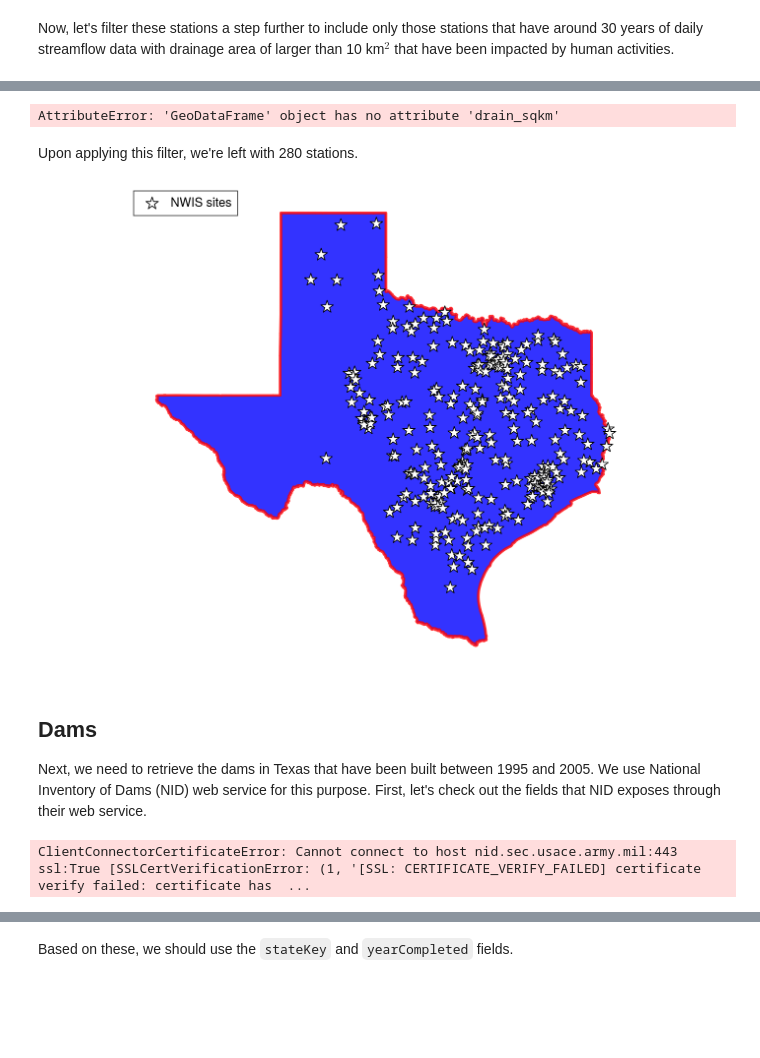
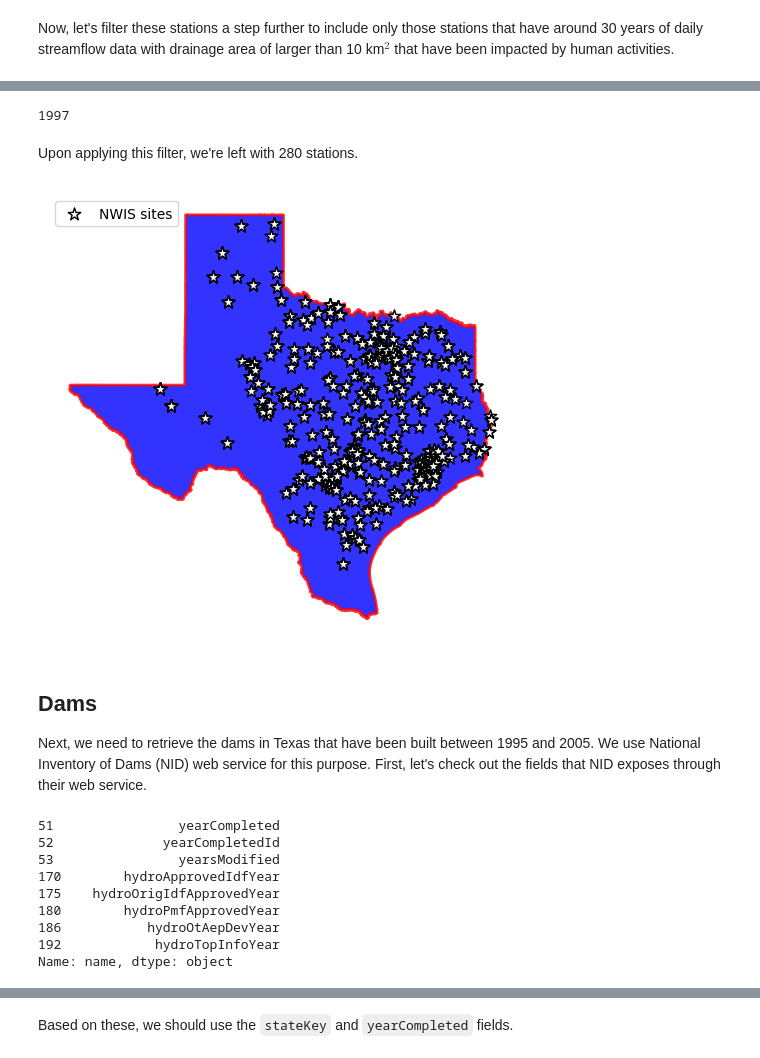
Before and after one commit to mhweber/ICRW8_Geospatial_Workshop, a Jupyter notebook: Dam_Impact.ipynb, the cells around one changed output, grey strips where cells are left out. Saved outputs shown, nothing was run; the diff lists cells and outputs as text; code cells hidden in the pictures; blank space fills up the shorter version.

```diff
--- a/Dam_Impact.ipynb
+++ b/Dam_Impact.ipynb
@@ -36,5 +64,5 @@ from pynhd import NLDI, WaterData, ZeroMatchedError
 # %%
 start = "1985-01-01"
 end = "2015-01-01"
-texas = gh.get_us_states("contiguous")
+texas = gh.helpers.get_us_states("contiguous")
 texas = texas[texas.STUSPS == "TX"]
@@ -53,5 +82,5 @@ query = {
     "hasDataTypeCd": "dv",  # daily values
     "parameterCd": "00060",  # discharge
 }
-sites = nwis.get_info(query)
+sites = nwis.get_info(query, nhd_info=True)
 sites.shape[0]
@@ -85,29 +102,38 @@ sites = sites[
     & (sites.stat_cd == "00003")  # mean
     & (sites.count_nu >= 30 * 365)  # at least 30 years of data
     & ~sites.hcdn_2009  # not pristine
-    & (sites.drain_sqkm > 10)
+    & (sites.nhd_areasqkm > 10)
 ].copy()
 sites.shape[0]
 # %% [output]
-AttributeError: 'GeoDataFrame' object has no attribute 'drain_sqkm'
+1997
 # %% [markdown]
 Upon applying this filter, we're left with 280 stations.
 # %%
-_, ax = pplt.subplots(refwidth=7)
+_, ax = plt.subplots(dpi=100, figsize=(6, 6))
 texas.plot(ax=ax, facecolor="b", edgecolor="r", linewidth=2, alpha=0.8, figsize=(10, 10))
 sites.plot(ax=ax, marker="*", markersize=90, color="w", edgecolor="k", label="NWIS sites")
 ax.legend(loc="upper left")
 ax.set_axis_off()
 # %% [output]
-[figure, old version]
+[figure, new version]
 # %% [markdown]
 ## Dams
 
 Next, we need to retrieve the dams in Texas that have been built between 1995 and 2005. We use National Inventory of Dams (NID) web service for this purpose. First, let's check out the fields that NID exposes through their web service.
-# %%
-nid = gh.NID()
-# %% [output]
-ClientConnectorCertificateError: Cannot connect to host nid.sec.usace.army.mil:443 ssl:True [SSLCertVerificationError: (1, '[SSL: CERTIFICATE_VERIFY_FAILED] certificate verify failed: certificate has  ...
+# %%
+nid = NID()
+nid.valid_fields[nid.valid_fields.str.contains("year", case=False)]
+# %% [output]
+51                yearCompleted
+52              yearCompletedId
+53                yearsModified
+170        hydroApprovedIdfYear
+175    hydroOrigIdfApprovedYear
+180        hydroPmfApprovedYear
+186           hydroOtAepDevYear
+192            hydroTopInfoYear
+Name: name, dtype: object
 # %%
 nid.valid_fields[nid.valid_fields.str.contains("state", case=False)]
 # %% [output]
```
Also changed, not shown: parts of 40 cells of this notebook.
